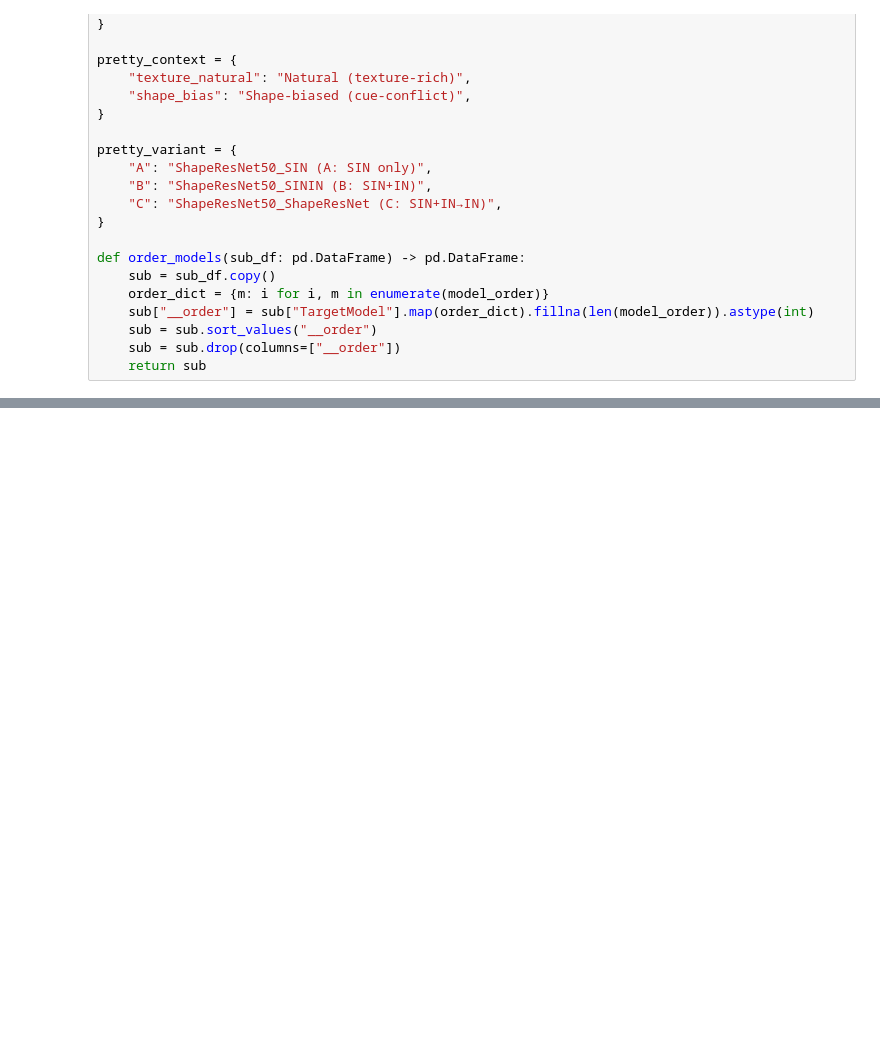
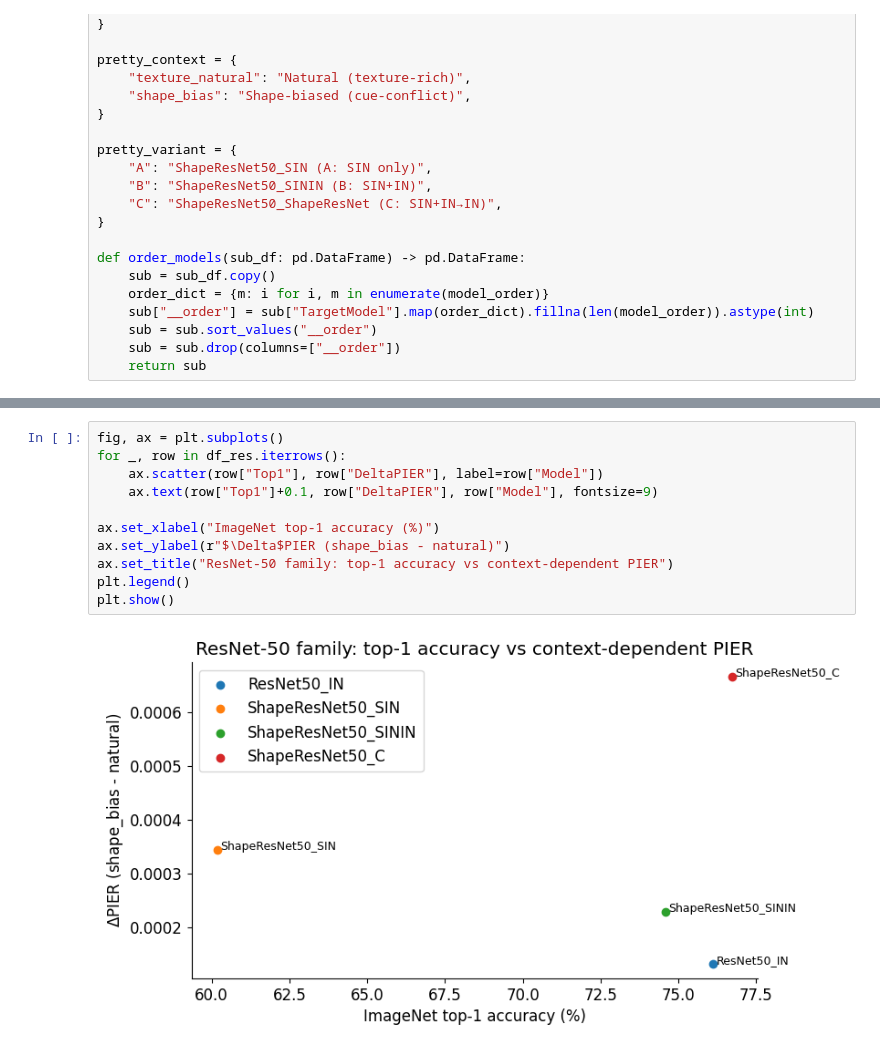
Before and after one commit to youlei202/ISQED, a Jupyter notebook: notebooks/12_shape_bias_texture_separated.ipynb, the cells around one changed output, grey strips where cells are left out. Cells and saved outputs as stored; diff of their text form; blank space fills up the shorter version.

```diff
--- a/notebooks/12_shape_bias_texture_separated.ipynb
+++ b/notebooks/12_shape_bias_texture_separated.ipynb
@@ -290,0 +375,13 @@ summary.head(20)
+# %%
+fig, ax = plt.subplots()
+for _, row in df_res.iterrows():
+    ax.scatter(row["Top1"], row["DeltaPIER"], label=row["Model"])
+    ax.text(row["Top1"]+0.1, row["DeltaPIER"], row["Model"], fontsize=9)
+
+ax.set_xlabel("ImageNet top-1 accuracy (%)")
+ax.set_ylabel(r"$\Delta$PIER (shape_bias - natural)")
+ax.set_title("ResNet-50 family: top-1 accuracy vs context-dependent PIER")
+plt.legend()
+plt.show()
+# %% [output]
+[figure, added]
```
Also changed, not shown: parts of 11 cells of this notebook, 1 other file.
